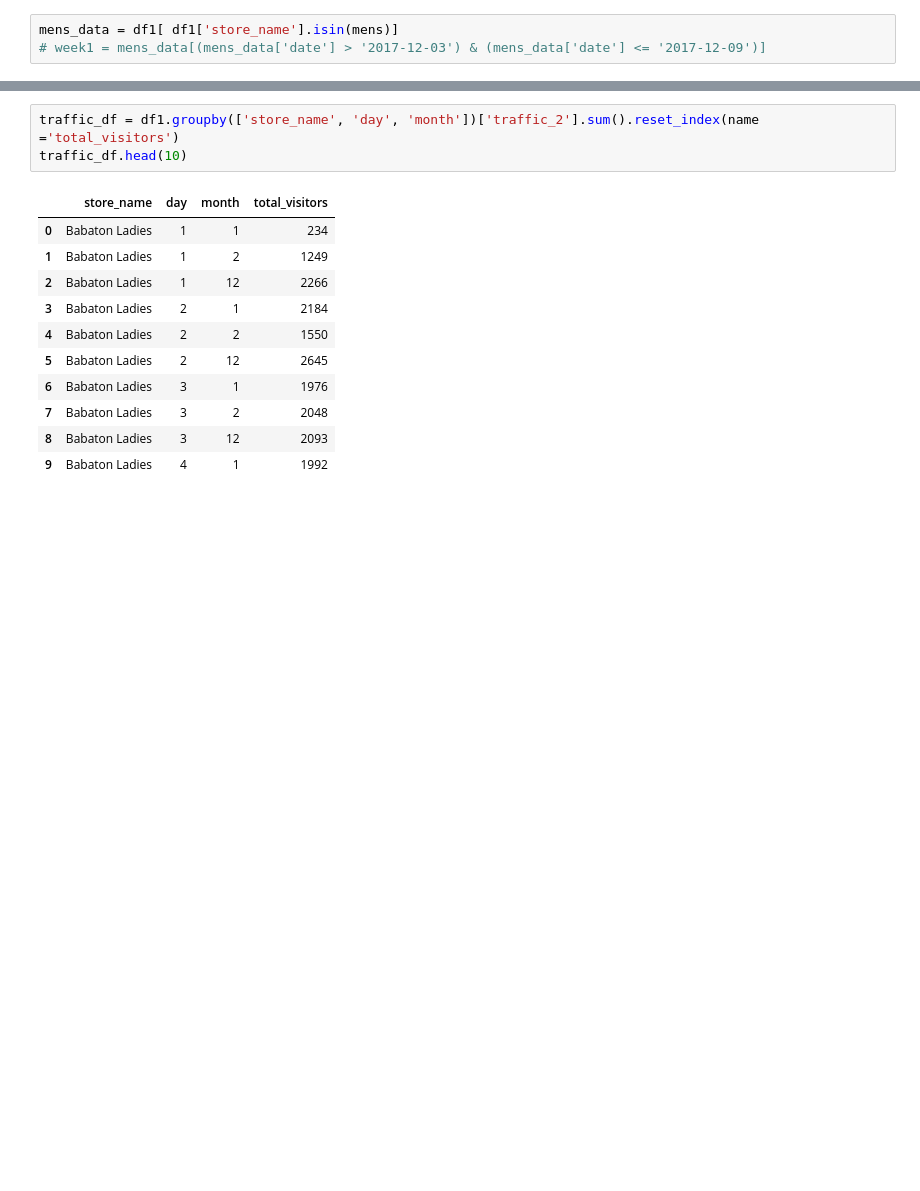
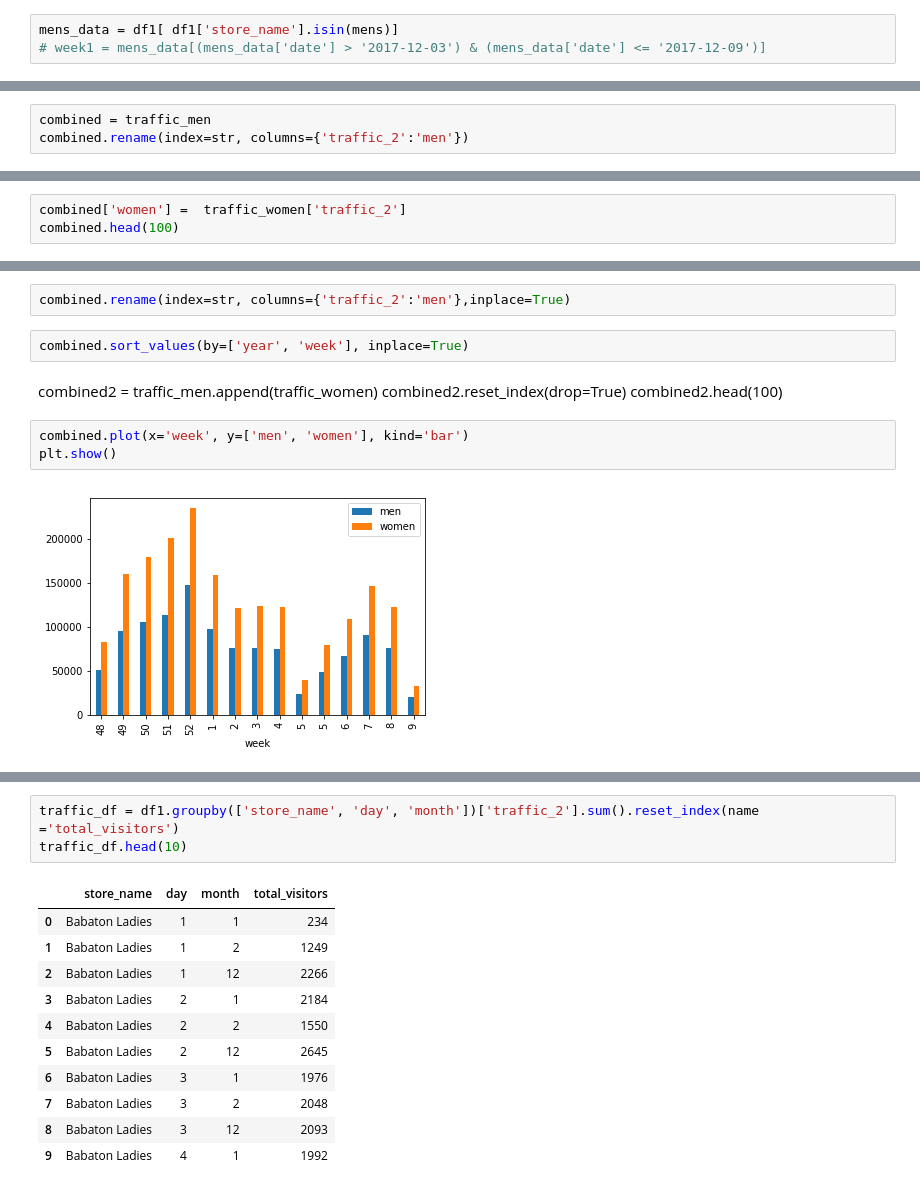
Before and after one commit to arvindkarir/retail, a Jupyter notebook: Retail_challenge.ipynb, the cells around one changed output, grey strips where cells are left out. Drawn from its saved outputs; the diff is of its cells as text; blank space fills up the shorter version.

```diff
--- a/Retail_challenge.ipynb
+++ b/Retail_challenge.ipynb
@@ -217,0 +267,3 @@ Index: []
+# %%
+combined = traffic_men
+combined.rename(index=str, columns={'traffic_2':'men'})
@@ -217,0 +291,3 @@ Index: []
+# %%
+combined['women'] =  traffic_women['traffic_2']
+combined.head(100)
@@ -217,0 +311,13 @@ Index: []
+# %%
+combined.rename(index=str, columns={'traffic_2':'men'},inplace=True)
+# %%
+combined.sort_values(by=['year', 'week'], inplace=True)
+# %% [markdown]
+combined2 = traffic_men.append(traffic_women)
+combined2.reset_index(drop=True)
+combined2.head(100)
+# %%
+combined.plot(x='week', y=['men', 'women'], kind='bar')
+plt.show()
+# %% [output]
+[figure, added]
```
Also changed, not shown: parts of 22 cells of this notebook.
